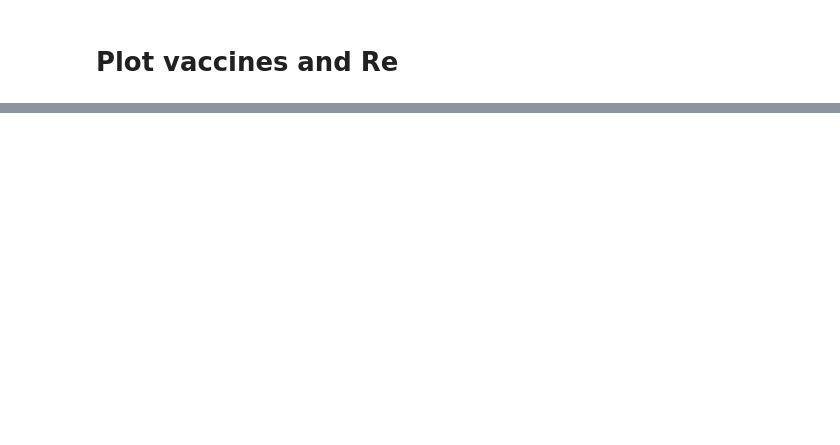
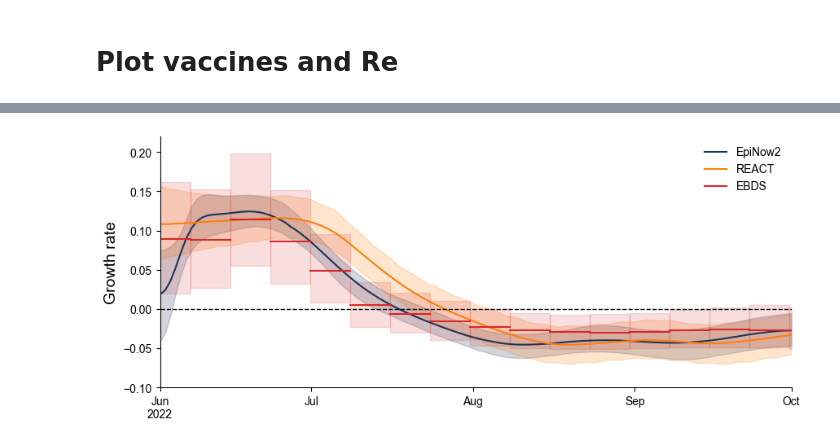
Before and after one commit to pekarj/nyc_mpox_phylogeography, a Jupyter notebook: analysis/notebooks/vaccines_epi.ipynb, the cells around one changed output, grey strips where cells are left out. Drawn from its saved outputs; the diff is of its cells as text; code cells hidden in the pictures; blank space fills up the shorter version.

```diff
--- a/analysis/notebooks/vaccines_epi.ipynb
+++ b/analysis/notebooks/vaccines_epi.ipynb
@@ -273,0 +272,21 @@ plt.show()
+# %%
+fig, axes = plt.subplots(1, 1, figsize=(10, 4))
+
+plot_results(axes, epinow_results[epinow_results['variable'] == 'growth_rate'], 'date', 'median', 'lower_95', 'upper_95', color=cmap[1], label='EpiNow2')
+plot_results(axes, reactidd_growth, 'd_comb', 'r', 'lb_2.5', 'ub_97.5', color='#ff7f0e', label='REACT')
+plot_re_bins(max_date=max_date, earliest_date=earliest_date, num_bins=40, df=log_df, col_string='growth_rate', ax=axes, leg=False, color=cmap[0], alpha=0.15)
+
+axes.set_xticks(xtick_values)
+axes.set_xticklabels(xtick_labels)
+axes.set_xlim(toYearFraction('2022-06-02'), epinow_results['date_float'].max())
+axes.set_ylim(-0.1, .22)
+axes.axhline(0, color='black', linestyle='--', linewidth=1)
+axes.set_xlabel(None)
+axes.set_ylabel('Growth rate', fontsize=fontsize)
+axes.spines['top'].set_visible(False)
+axes.spines['right'].set_visible(False)
+plt.legend(frameon=False)
+
+plt.show()
+# %% [output]
+[figure, added]
```
Also changed, not shown: parts of 6 cells of this notebook, 14 other files.
